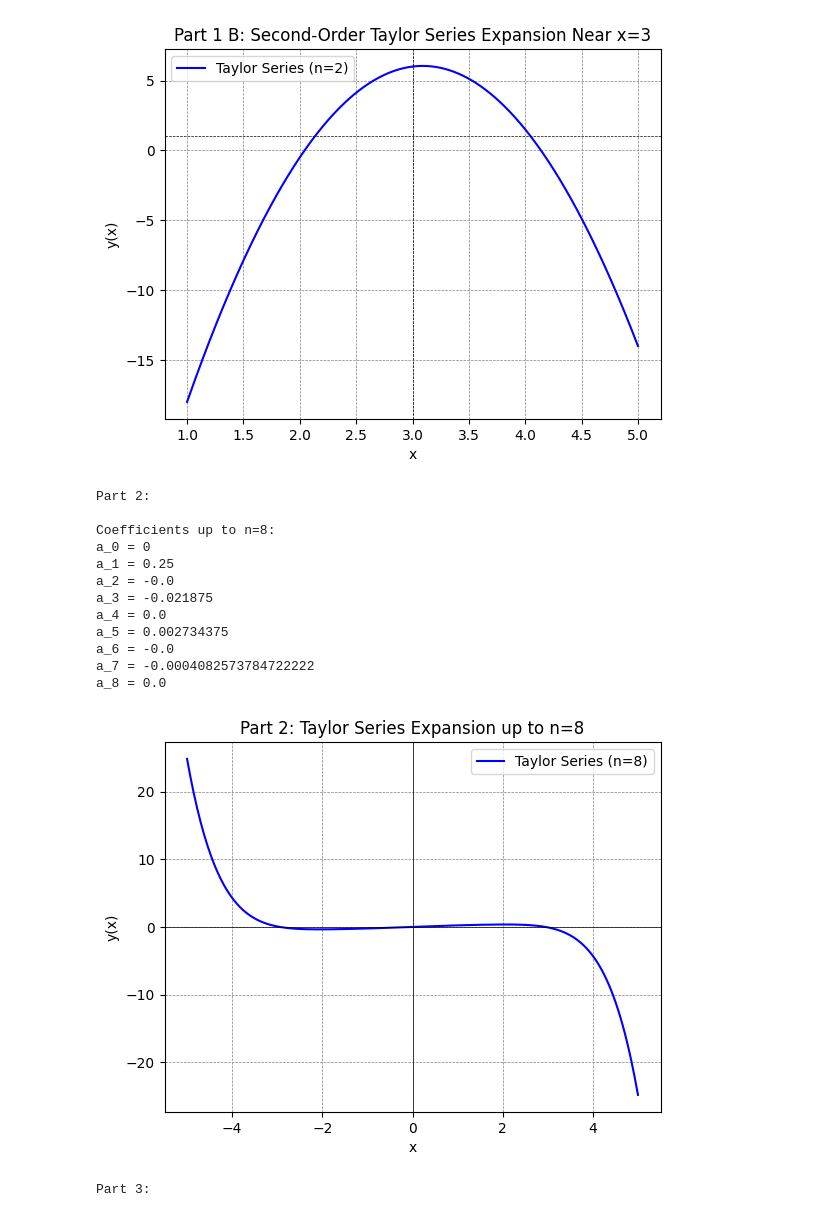
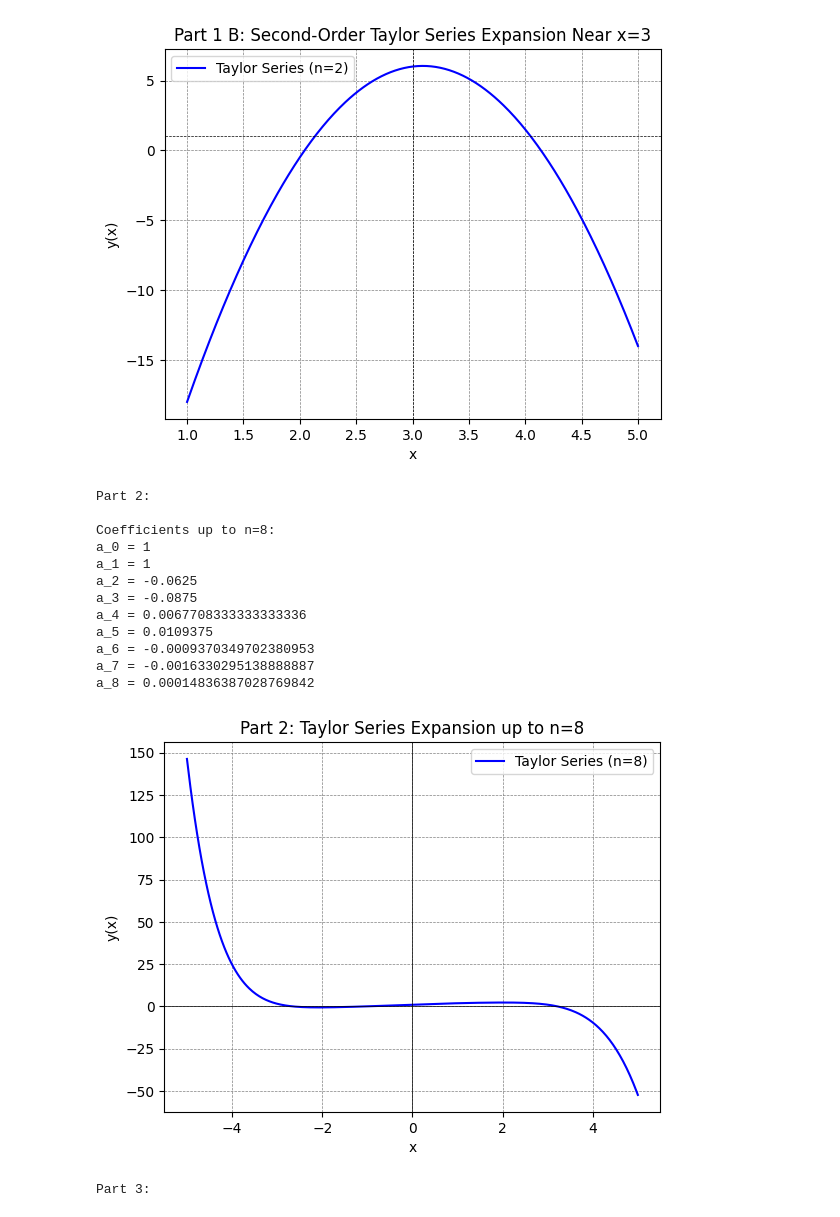
Before and after one commit to TaterTotMan64/CST-305, a Jupyter notebook: Project 6/Project 6 – Numeric Computations with Taylor Polynomials.ipynb, the cells around one changed output. Cells and saved outputs as stored; diff of their text form; code cells hidden in the pictures.

```diff
--- a/Project 6/Project 6 – Numeric Computations with Taylor Polynomials.ipynb
+++ b/Project 6/Project 6 – Numeric Computations with Taylor Polynomials.ipynb
@@ -179,57 +179,57 @@ print()
 # Define the recurrence relation
 def recurrence_relation(n, a):
     if n == 0:
-        return 0  # a_0 = 0
+        return 1  # a_0 = 0
     elif n == 1:
-        return 1/4  # a_1 = 1/4
+        return 1  # a_1 = 1
     else:
         return -((n*(n-1) + 1) * a[n-2] / (4 * (n+2)*(n+1)))
 
 # Calculate coefficients up to n ≤ 8
 a = [0] * 9  # Initialize coefficients list (0 to 8)
-a[0] = 0  # Initial condition: a_0 = 0
-a[1] = 1/4  # Initial condition: a_1 = 1/4
+a[0] = 1  # Initial condition: a_0 = 0
+a[1] = 1  # Initial condition: a_1 = 1/4
 
 for n in range(2, 9):
     a[n] = recurrence_relation(n, a)
 
 # Print coefficients
 print("Coefficients up to n=8:")
 for i in range(9):
     print(f"a_{i} = {a[i]}")
 
 # Define the Taylor series up to x^8
 def taylor_series(x, a):
     return sum(a[n] * x**n for n in range(9))
 
 # Generate x values for plotting
 x_vals = np.linspace(-5, 5, 400)
 y_vals = taylor_series(x_vals, a)
 
 # Plot the Taylor series
 plt.plot(x_vals, y_vals, label="Taylor Series (n=8)", color='blue')
 plt.axhline(0, color='black', linewidth=0.5)
 plt.axvline(0, color='black', linewidth=0.5)
 plt.grid(color='gray', linestyle='--', linewidth=0.5)
 plt.title("Part 2: Taylor Series Expansion up to n=8")
 plt.xlabel("x")
 plt.ylabel("y(x)")
 plt.legend()
 plt.show()
 # %% [output]
 Part 2:
 
 Coefficients up to n=8:
-a_0 = 0
-a_1 = 0.25
-a_2 = -0.0
-a_3 = -0.021875
-a_4 = 0.0
-a_5 = 0.002734375
-a_6 = -0.0
-a_7 = -0.0004082573784722222
-a_8 = 0.0
+a_0 = 1
+a_1 = 1
+a_2 = -0.0625
+a_3 = -0.0875
+a_4 = 0.0067708333333333336
+a_5 = 0.0109375
+a_6 = -0.0009370349702380953
+a_7 = -0.0016330295138888887
+a_8 = 0.00014836387028769842
-[figure, old version]
+[figure, new version]
 # %%
 # Programmers: Grant Burk and Ben Croyle
 # Code packages: numpy, scipy, and matplotlib (see below)
```
Also changed, not shown: 1 other file.
